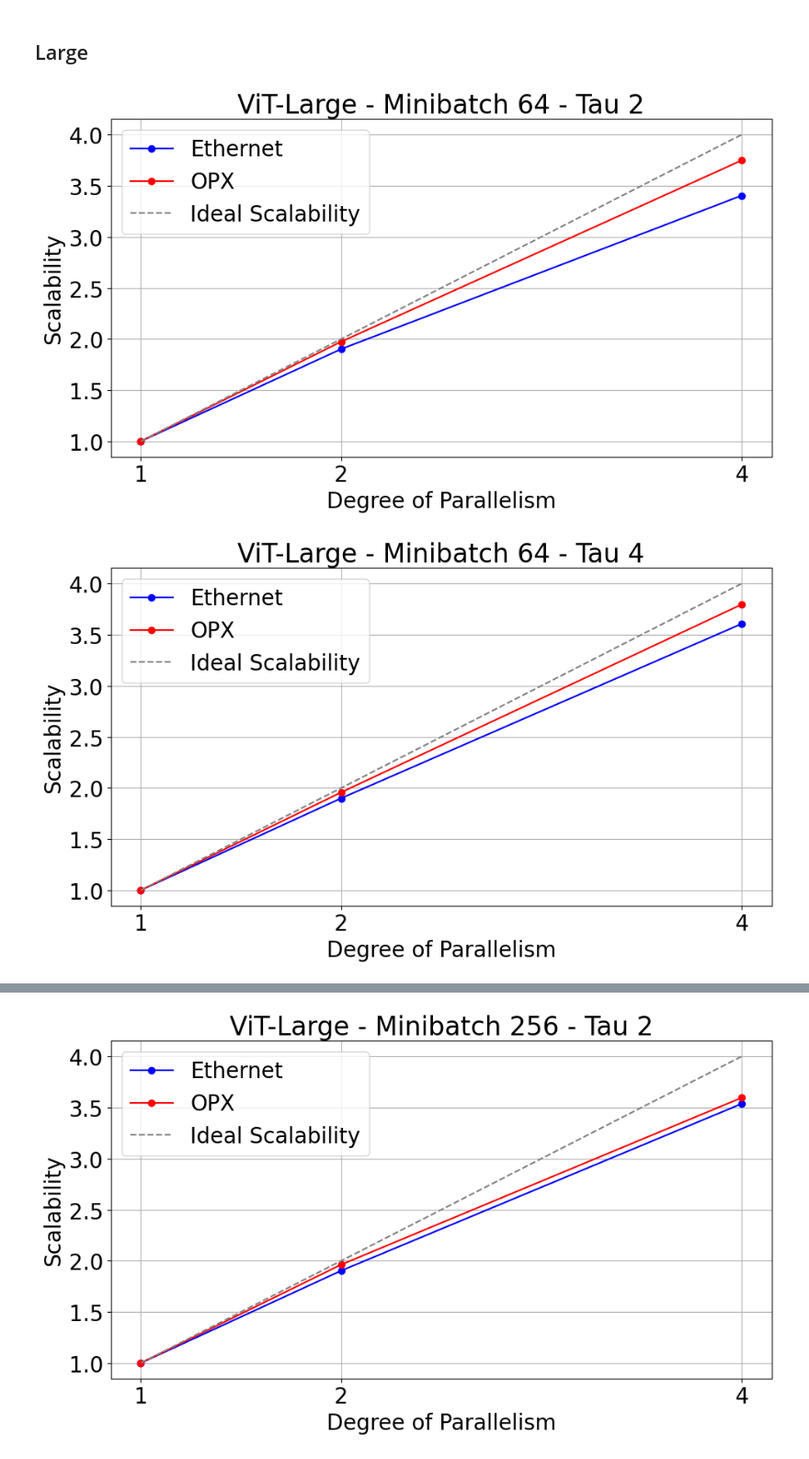
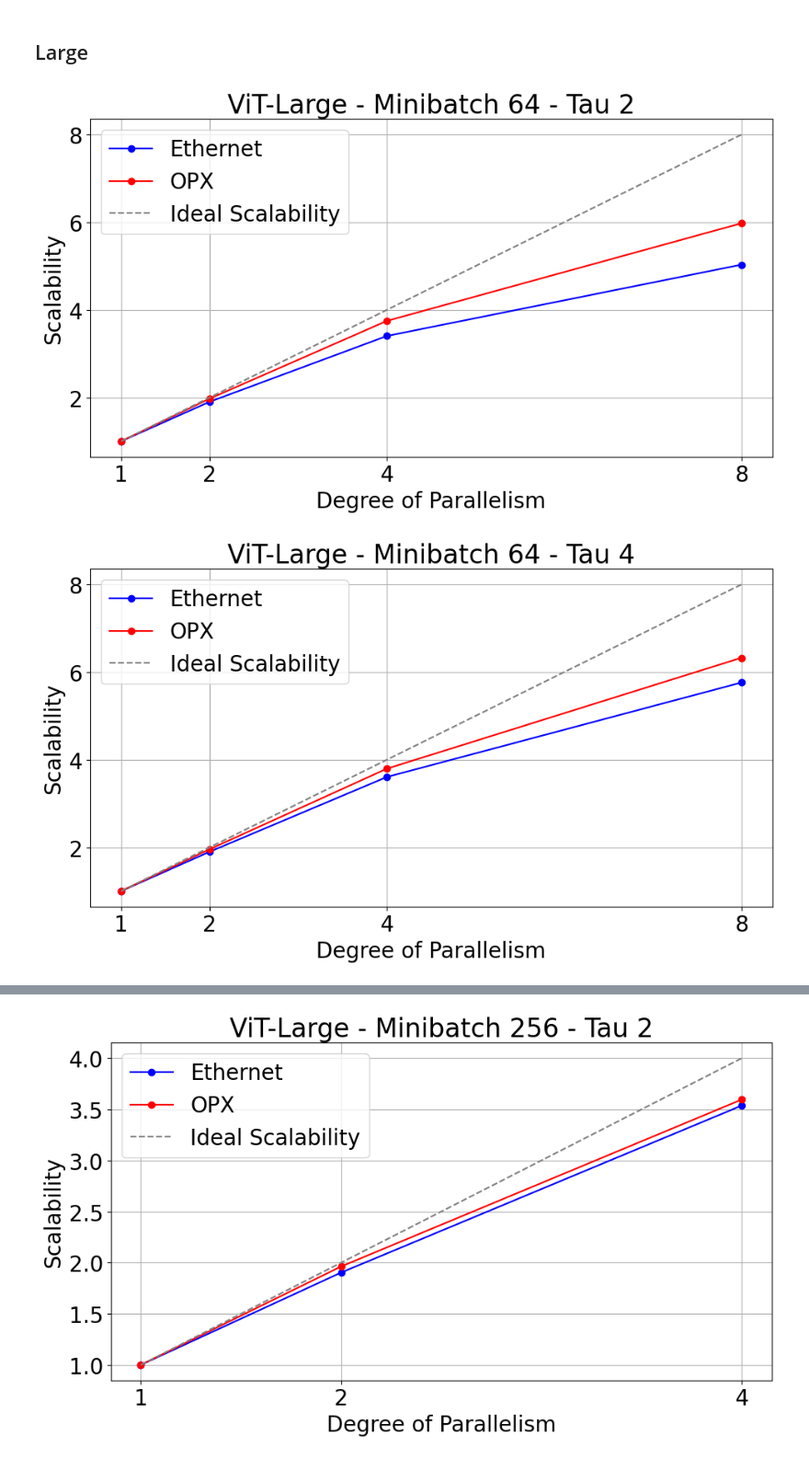
Before and after one commit to JacopoRaffi/Master_Thesis, a Jupyter notebook: analysis/ddpa.ipynb, the cells around one changed output, grey strips where cells are left out. Shown at 92% size. Saved outputs shown, nothing was run; the diff lists cells and outputs as text; code cells hidden in the pictures.

Commit message:
more plots

```diff
--- a/analysis/ddpa.ipynb
+++ b/analysis/ddpa.ipynb
@@ -298,16 +306,16 @@ ddp_4_l_64_8_ib0 = ddp_4_l_64_8_ib0[ddp_4_l_64_8_ib0['phase'] == 'train']
 # %%
 plt.figure(figsize=(10,6))
-plot_speedup([ddp_1_l_64_2_eth1, ddp_2_l_64_2_eth1, ddp_4_l_64_2_eth1], "ViT-Large - Minibatch 64 - Tau 2", "Ethernet", color='blue', plot_ideal=False, asynch=True)
-plot_speedup([ddp_1_l_64_2_eth1, ddp_2_l_64_2_ib0, ddp_4_l_64_2_ib0], "ViT-Large - Minibatch 64 - Tau 2", "OPX", color='red', plot_ideal=True, asynch=True)
+plot_speedup([ddp_1_l_64_2_eth1, ddp_2_l_64_2_eth1, ddp_4_l_64_2_eth1, ddp_8_l_64_2_eth1], "ViT-Large - Minibatch 64 - Tau 2", "Ethernet", color='blue', plot_ideal=False, asynch=True)
+plot_speedup([ddp_1_l_64_2_eth1, ddp_2_l_64_2_ib0, ddp_4_l_64_2_ib0, ddp_8_l_64_2_ib0], "ViT-Large - Minibatch 64 - Tau 2", "OPX", color='red', plot_ideal=True, asynch=True)
 plt.tight_layout()
 # %% [output]
-[figure, old version]
+[figure, new version]
 # %%
 plt.figure(figsize=(10,6))
-plot_speedup([ddp_1_l_64_4_eth1, ddp_2_l_64_4_eth1, ddp_4_l_64_4_eth1], "ViT-Large - Minibatch 64 - Tau 4", "Ethernet", color='blue', plot_ideal=False, asynch=True)
-plot_speedup([ddp_1_l_64_4_eth1, ddp_2_l_64_4_ib0, ddp_4_l_64_4_ib0], "ViT-Large - Minibatch 64 - Tau 4", "OPX", color='red', plot_ideal=True, asynch=True)
+plot_speedup([ddp_1_l_64_4_eth1, ddp_2_l_64_4_eth1, ddp_4_l_64_4_eth1, ddp_8_l_64_4_eth1], "ViT-Large - Minibatch 64 - Tau 4", "Ethernet", color='blue', plot_ideal=False, asynch=True)
+plot_speedup([ddp_1_l_64_4_eth1, ddp_2_l_64_4_ib0, ddp_4_l_64_4_ib0, ddp_8_l_64_4_ib0], "ViT-Large - Minibatch 64 - Tau 4", "OPX", color='red', plot_ideal=True, asynch=True)
 plt.tight_layout()
 # %% [output]
-[figure, old version]
+[figure, new version]
 # %%
 plt.figure(figsize=(10,6))
```
Also changed, not shown: parts of 6 cells of this notebook.
